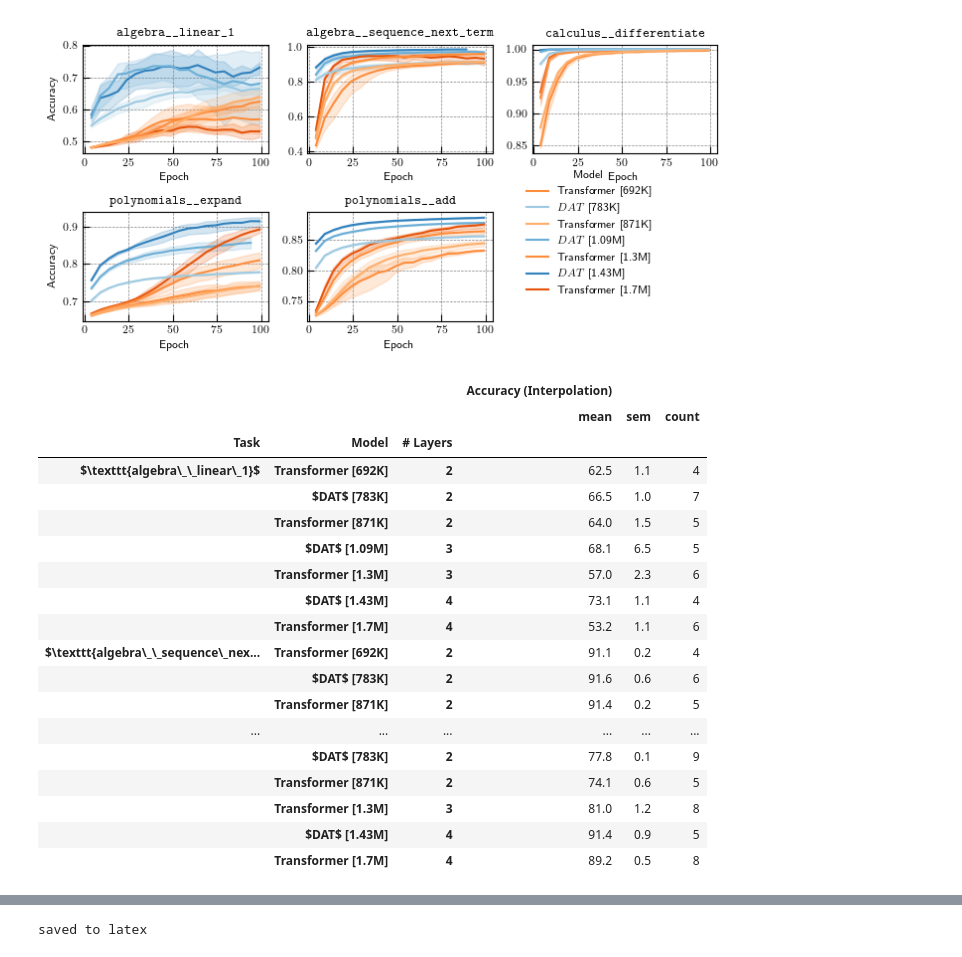
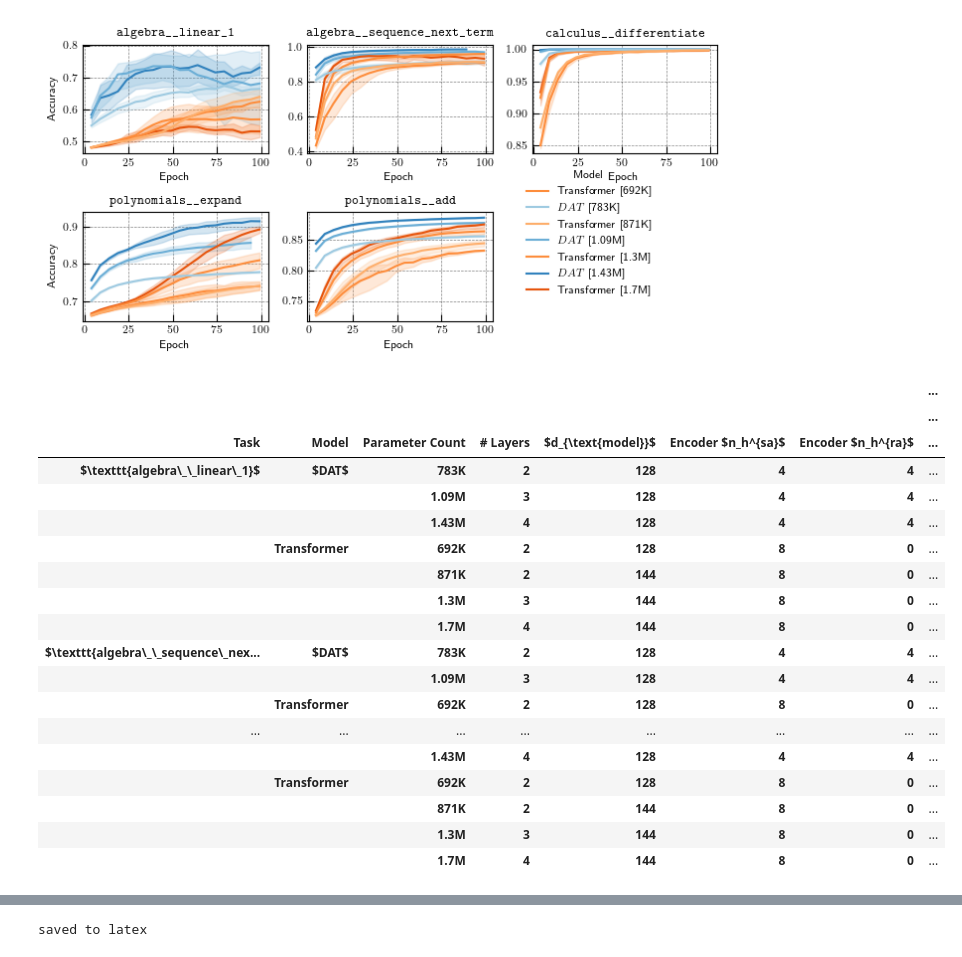
Before and after one commit to Awni00/abstract_transformer, a Jupyter notebook: figure_generation/figure_generation.ipynb, the cells around one changed output, grey strips where cells are left out. Cells and saved outputs as stored; diff of their text form; code cells hidden in the pictures.

```diff
--- a/figure_generation/figure_generation.ipynb
+++ b/figure_generation/figure_generation.ipynb
@@ -807,32 +821,43 @@ fig.savefig(f'{save_dir}/math/math_training_curves_varied_depth_interpolation.pd
 # %% [output]
 [figure]
 # %%
-# NOTE: interpolation and extrapolation are identical somehow... FIXME
+figure_data[r'$d_{\text{model}}$'] = figure_data['d']
+figure_data[r'Encoder $n_h^{sa}$'] = figure_data['enc_sa']
+figure_data[r'Encoder $n_h^{ra}$'] = figure_data['enc_ra']
+figure_data[r'Decoder $n_h^{sa}$'] = figure_data['dec_sa']
+figure_data[r'Decoder $n_h^{ra}$'] = figure_data['dec_ra']
 figure_data['# Layers'] = figure_data['n_layers_dec']
-depth_comparison_table = figure_data[figure_data.Epoch == figure_data.Epoch.max()][['Task', 'Model', '# Layers', 'Accuracy (Interpolation)']].dropna()
+config_cols = ['# Layers', r'$d_{\text{model}}$', 'Encoder $n_h^{sa}$', 'Encoder $n_h^{ra}$', 'Decoder $n_h^{sa}$', 'Decoder $n_h^{ra}$']
+
+depth_comparison_table = figure_data[figure_data.Epoch == figure_data.Epoch.max()][['Task', 'Model'] + config_cols + ['Accuracy (Interpolation)']].dropna()
 depth_comparison_table['Model'] = pd.Categorical(depth_comparison_table['Model'], model_selection, ordered=True)
+
+depth_comparison_table['Parameter Count'] = depth_comparison_table.Model.apply(lambda x: x.split('[')[1][:-1].strip())
+
+depth_comparison_table['Model'] = depth_comparison_table['Model'].apply(lambda x: x.split('[')[0].strip())
+
 # depth_comparison_table.groupby(['Task', 'Model']).aggregate(['mean', 'sem'])
-depth_comparison_table = depth_comparison_table.groupby(['Task', 'Model', '# Layers']).aggregate(['mean', 'sem', 'count'])
+depth_comparison_table = depth_comparison_table.groupby(['Task', 'Model', 'Parameter Count'] + config_cols).aggregate(['mean', 'sem', 'count'])
 depth_comparison_table[[('Accuracy (Interpolation)', 'mean'), ('Accuracy (Interpolation)', 'sem')]] = depth_comparison_table[[('Accuracy (Interpolation)', 'mean'), ('Accuracy (Interpolation)', 'sem')]] * 100 # convert to percentage
 depth_comparison_table = depth_comparison_table.dropna()
 depth_comparison_table.round(1)
 # %% [output]
-|  |  |  | Accuracy (Interpolation) |  |  |
-|  |  |  | mean | sem | count |
-| Task | Model | # Layers |  |  |  |
-| $\texttt{algebra\_\_linear\_1}$ | Transformer [692K] | 2 | 62.5 | 1.1 | 4 |
-|  | $DAT$ [783K] | 2 | 66.5 | 1.0 | 7 |
-|  | Transformer [871K] | 2 | 64.0 | 1.5 | 5 |
-|  | $DAT$ [1.09M] | 3 | 68.1 | 6.5 | 5 |
-|  | Transformer [1.3M] | 3 | 57.0 | 2.3 | 6 |
-|  | $DAT$ [1.43M] | 4 | 73.1 | 1.1 | 4 |
-|  | Transformer [1.7M] | 4 | 53.2 | 1.1 | 6 |
-| $\texttt{algebra\_\_sequence\_nex... | Transformer [692K] | 2 | 91.1 | 0.2 | 4 |
-|  | $DAT$ [783K] | 2 | 91.6 | 0.6 | 6 |
-|  | Transformer [871K] | 2 | 91.4 | 0.2 | 5 |
-| ... | ... | ... | ... | ... | ... |
-|  | $DAT$ [783K] | 2 | 77.8 | 0.1 | 9 |
-|  | Transformer [871K] | 2 | 74.1 | 0.6 | 5 |
-|  | Transformer [1.3M] | 3 | 81.0 | 1.2 | 8 |
-|  | $DAT$ [1.43M] | 4 | 91.4 | 0.9 | 5 |
-|  | Transformer [1.7M] | 4 | 89.2 | 0.5 | 8 |
+|  |  |  |  |  |  |  | ... |
+|  |  |  |  |  |  |  | ... |
+| Task | Model | Parameter Count | # Layers | $d_{\text{model}}$ | Encoder $n_h^{sa}$ | Encoder $n_h^{ra}$ | ... |
+| $\texttt{algebra\_\_linear\_1}$ | $DAT$ | 783K | 2 | 128 | 4 | 4 | ... |
+|  |  | 1.09M | 3 | 128 | 4 | 4 | ... |
+|  |  | 1.43M | 4 | 128 | 4 | 4 | ... |
+|  | Transformer | 692K | 2 | 128 | 8 | 0 | ... |
+|  |  | 871K | 2 | 144 | 8 | 0 | ... |
+|  |  | 1.3M | 3 | 144 | 8 | 0 | ... |
+|  |  | 1.7M | 4 | 144 | 8 | 0 | ... |
+| $\texttt{algebra\_\_sequence\_nex... | $DAT$ | 783K | 2 | 128 | 4 | 4 | ... |
+|  |  | 1.09M | 3 | 128 | 4 | 4 | ... |
+|  | Transformer | 692K | 2 | 128 | 8 | 0 | ... |
+| ... | ... | ... | ... | ... | ... | ... | ... |
+|  |  | 1.43M | 4 | 128 | 4 | 4 | ... |
+|  | Transformer | 692K | 2 | 128 | 8 | 0 | ... |
+|  |  | 871K | 2 | 144 | 8 | 0 | ... |
+|  |  | 1.3M | 3 | 144 | 8 | 0 | ... |
+|  |  | 1.7M | 4 | 144 | 8 | 0 | ... |
```
Also changed, not shown: parts of 32 cells of this notebook, 2 other files.
